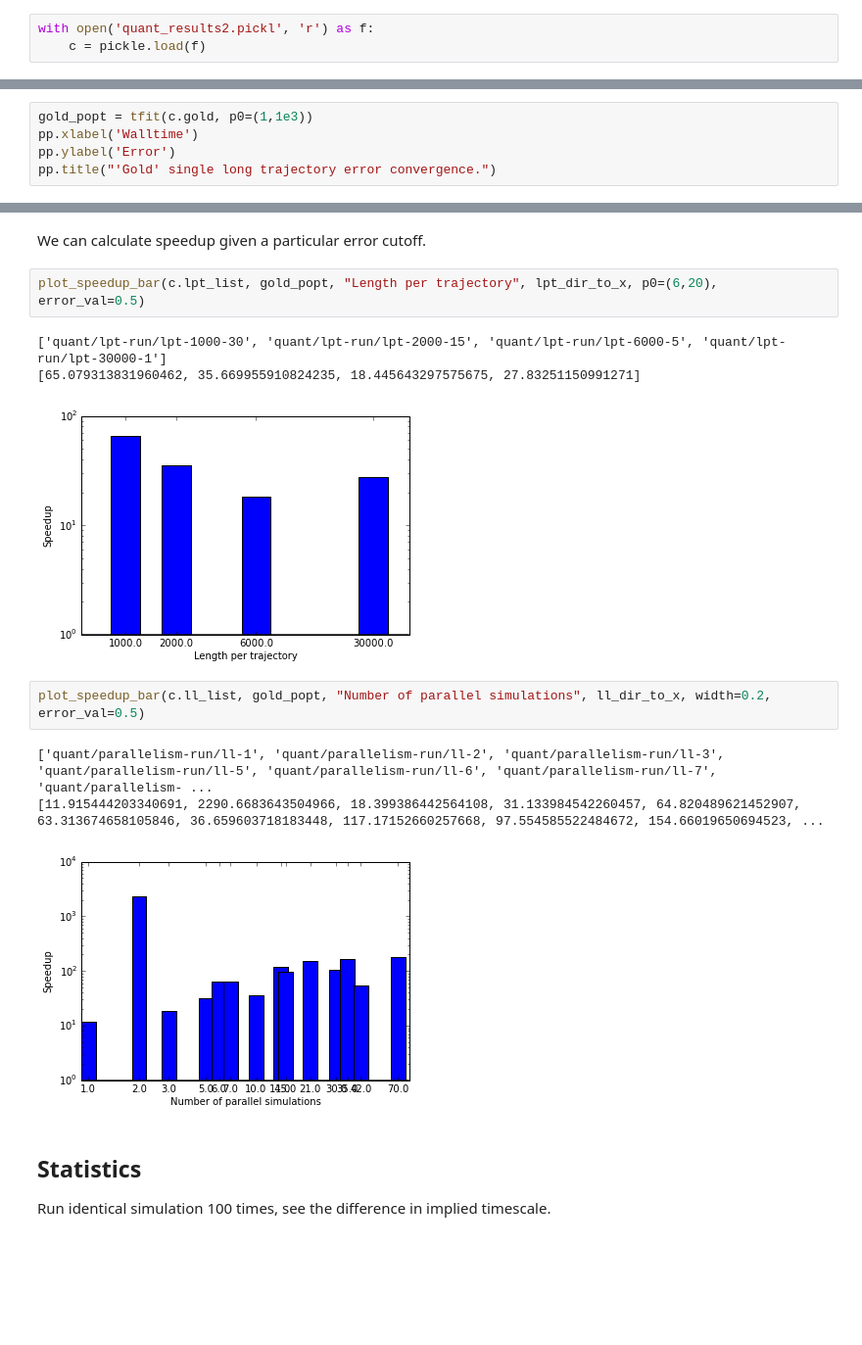
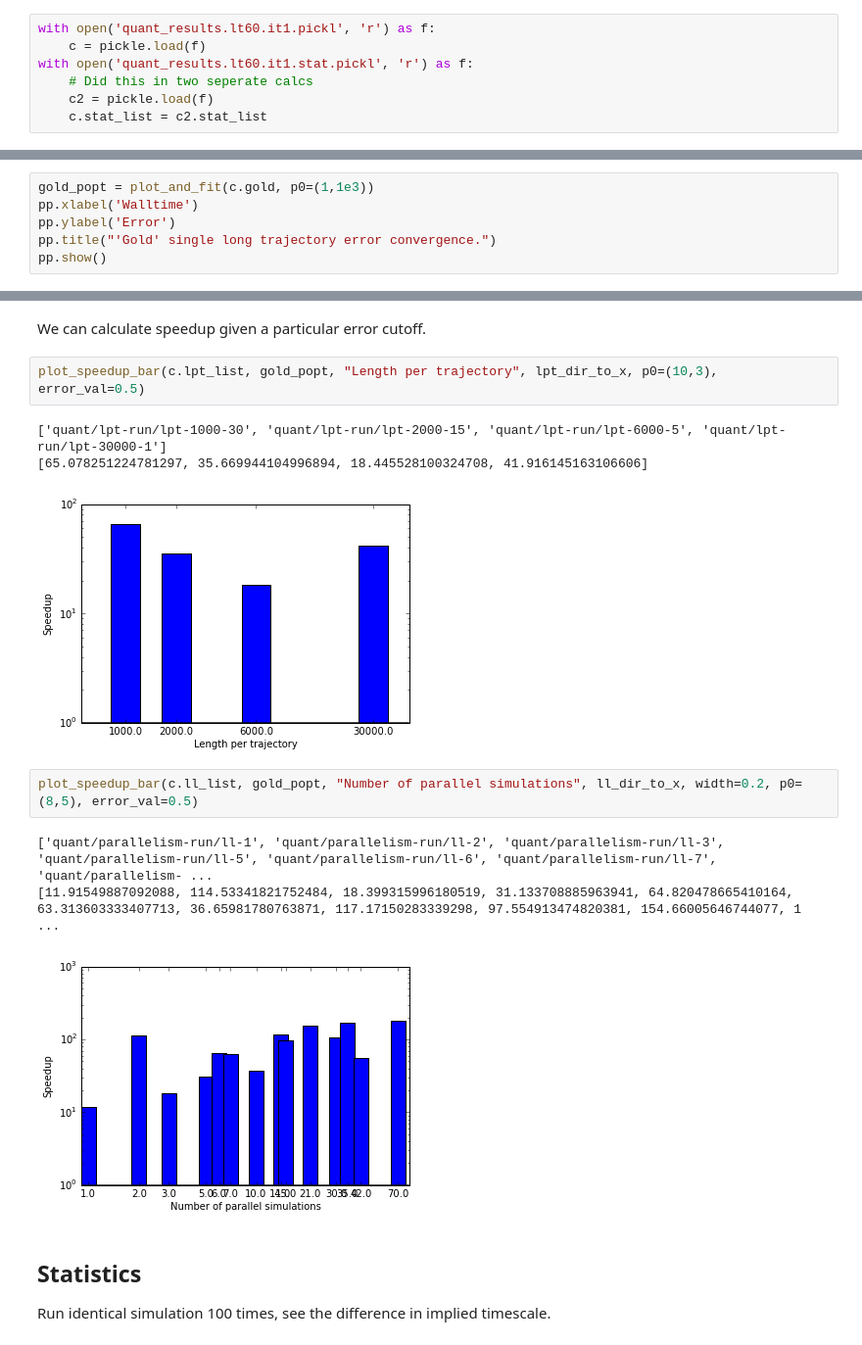
Before and after one commit to mpharrigan/quant-accel-old, a Jupyter notebook: Toy-Movie-Stats-2.ipynb, the cells around one changed output, grey strips where cells are left out. Shown at 98% size. Drawn from its saved outputs; the diff is of its cells as text; blank space fills up the shorter version.

Commit message:
Figures

```diff
--- a/Toy-Movie-Stats-2.ipynb
+++ b/Toy-Movie-Stats-2.ipynb
@@ -12,17 +12,22 @@ from toymovie.toy import *
 cd ~/projects/toy-movie-local/
 # %% [output]
 /home/harrigan/projects/toy-movie-local
-# %%
-with open('quant_results2.pickl', 'r') as f:
-    c = pickle.load(f)
+# %%
+with open('quant_results.lt60.it1.pickl', 'r') as f:
+    c = pickle.load(f)
+with open('quant_results.lt60.it1.stat.pickl', 'r') as f:
+    # Did this in two seperate calcs
+    c2 = pickle.load(f)
+    c.stat_list = c2.stat_list
 # %% [markdown]
 Fitting the gold standard
 --------
 The first implied timescale at the conclusion of a long, non-adaptive-sampled simulation is used as the gold standard. *'Error'* is defined as the difference with this gold standard value. We fit the error with a single exponential.
 # %%
-gold_popt = tfit(c.gold, p0=(1,1e3))
+gold_popt = plot_and_fit(c.gold, p0=(1,1e3))
 pp.xlabel('Walltime')
 pp.ylabel('Error')
 pp.title("'Gold' single long trajectory error convergence.")
+pp.show()
 # %% [output]
 [  1.10697236e+00   1.99775860e+03]
@@ -62,17 +65,17 @@ pp.show()
 # %% [markdown]
 We can calculate speedup given a particular error cutoff.
 # %%
-plot_speedup_bar(c.lpt_list, gold_popt, "Length per trajectory", lpt_dir_to_x, p0=(6,20), error_val=0.5)
+plot_speedup_bar(c.lpt_list, gold_popt, "Length per trajectory", lpt_dir_to_x, p0=(10,3), error_val=0.5)
 # %% [output]
 ['quant/lpt-run/lpt-1000-30', 'quant/lpt-run/lpt-2000-15', 'quant/lpt-run/lpt-6000-5', 'quant/lpt-run/lpt-30000-1']
-[65.079313831960462, 35.669955910824235, 18.445643297575675, 27.83251150991271]
+[65.078251224781297, 35.669944104996894, 18.445528100324708, 41.916145163106606]
-[figure, old version]
+[figure, new version]
 # %%
-plot_speedup_bar(c.ll_list, gold_popt, "Number of parallel simulations", ll_dir_to_x, width=0.2, error_val=0.5)
+plot_speedup_bar(c.ll_list, gold_popt, "Number of parallel simulations", ll_dir_to_x, width=0.2, p0=(8,5), error_val=0.5)
 # %% [output]
 ['quant/parallelism-run/ll-1', 'quant/parallelism-run/ll-2', 'quant/parallelism-run/ll-3', 'quant/parallelism-run/ll-5', 'quant/parallelism-run/ll-6', 'quant/parallelism-run/ll-7', 'quant/parallelism- ...
-[11.915444203340691, 2290.6683643504966, 18.399386442564108, 31.133984542260457, 64.820489621452907, 63.313674658105846, 36.659603718183448, 117.17152660257668, 97.554585522484672, 154.66019650694523, ...
+[11.91549887092088, 114.53341821752484, 18.399315996180519, 31.133708885963941, 64.820478665410164, 63.313603333407713, 36.65981780763871, 117.17150283339298, 97.554913474820381, 154.66005646744077, 1 ...
-[figure, old version]
+[figure, new version]
 # %% [markdown]
 Statistics
 --------
```
Also changed, not shown: parts of 7 cells of this notebook, 5 other files.
